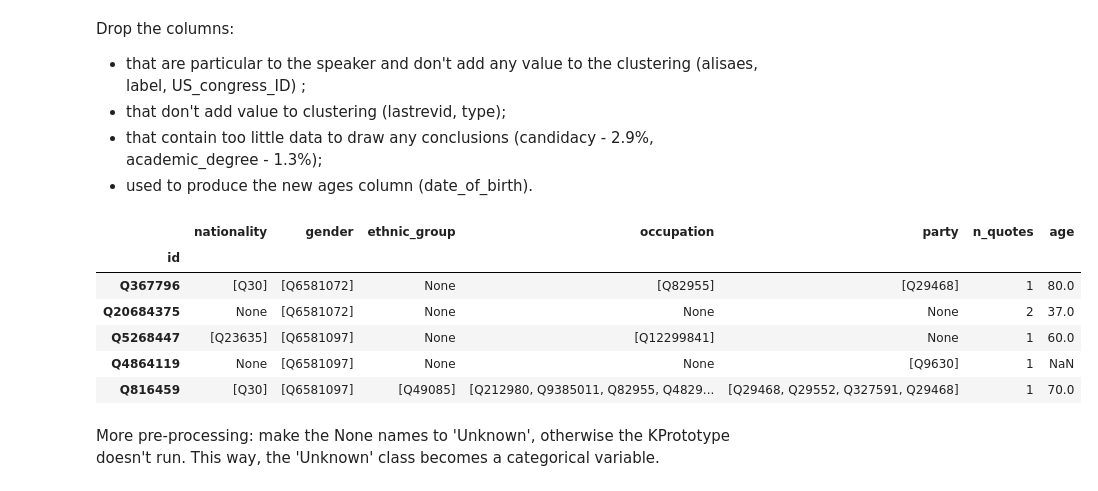
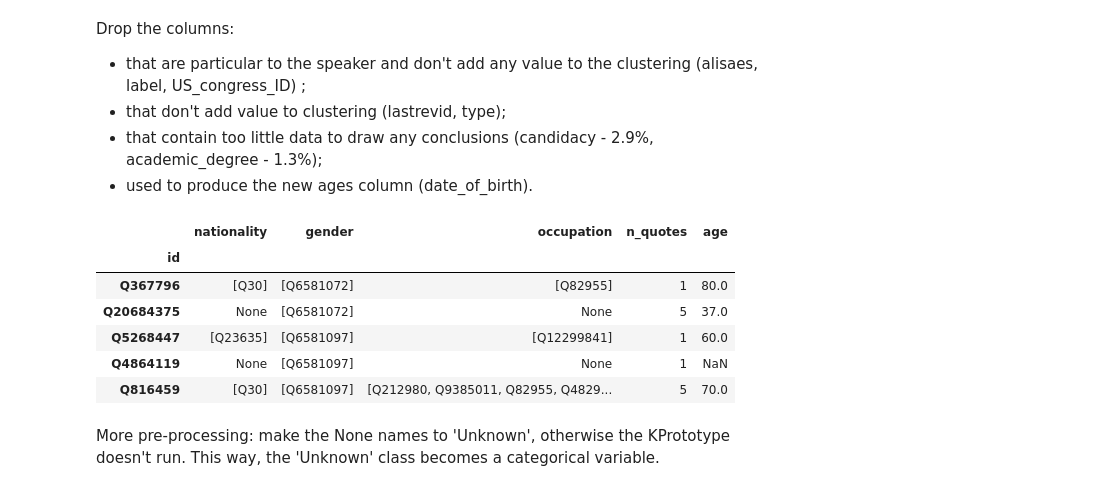
Before and after one commit to epfl-ada/ada-2021-project-quotebankers, a Jupyter notebook: clustering.ipynb, the cells around one changed output. Drawn from its saved outputs; the diff is of its cells as text; code cells hidden in the pictures.

```diff
--- a/clustering.ipynb
+++ b/clustering.ipynb
@@ -51,7 +59,7 @@ def load_data(year, sample=True, sample_size=100_000):
 wikidata_speakers = pd.read_parquet('data/speaker_attributes.parquet')
 wikidata_speakers.set_index('id', inplace=True)
 # %%
-nrows = 10_000
+nrows = 30_000
 df = pd.read_csv(DATA['2020'], compression='bz2', nrows=nrows)
 # %%
 qids = df.qids.tolist()
@@ -102,17 +110,19 @@ Drop the columns:
 # %%
 speakers_features = speakers.drop(columns=['aliases', 'label', 'US_congress_bio_ID',
                                            'lastrevid', 'type',
                                            'candidacy', 'academic_degree',
-                                           'date_of_birth', 'religion'])
+                                           'date_of_birth', 'religion',
+                                           'ethnic_group', 'party'
+                                           ])
 speakers_features.head()
 # %% [output]
-|  | nationality | gender | ethnic_group | occupation | party | n_quotes | age |
-| id |  |  |  |  |  |  |  |
-| Q367796 | [Q30] | [Q6581072] | None | [Q82955] | [Q29468] | 1 | 80.0 |
-| Q20684375 | None | [Q6581072] | None | None | None | 2 | 37.0 |
-| Q5268447 | [Q23635] | [Q6581097] | None | [Q12299841] | None | 1 | 60.0 |
-| Q4864119 | None | [Q6581097] | None | None | [Q9630] | 1 | NaN |
-| Q816459 | [Q30] | [Q6581097] | [Q49085] | [Q212980, Q9385011, Q82955, Q4829... | [Q29468, Q29552, Q327591, Q29468] | 1 | 70.0 |
+|  | nationality | gender | occupation | n_quotes | age |
+| id |  |  |  |  |  |
+| Q367796 | [Q30] | [Q6581072] | [Q82955] | 1 | 80.0 |
+| Q20684375 | None | [Q6581072] | None | 5 | 37.0 |
+| Q5268447 | [Q23635] | [Q6581097] | [Q12299841] | 1 | 60.0 |
+| Q4864119 | None | [Q6581097] | None | 1 | NaN |
+| Q816459 | [Q30] | [Q6581097] | [Q212980, Q9385011, Q82955, Q4829... | 5 | 70.0 |
 # %% [markdown]
 More pre-processing: make the None names to 'Unknown', otherwise the KPrototype doesn't run. This way, the 'Unknown' class becomes a categorical variable.
 # %%
```
Also changed, not shown: parts of 29 cells of this notebook.
